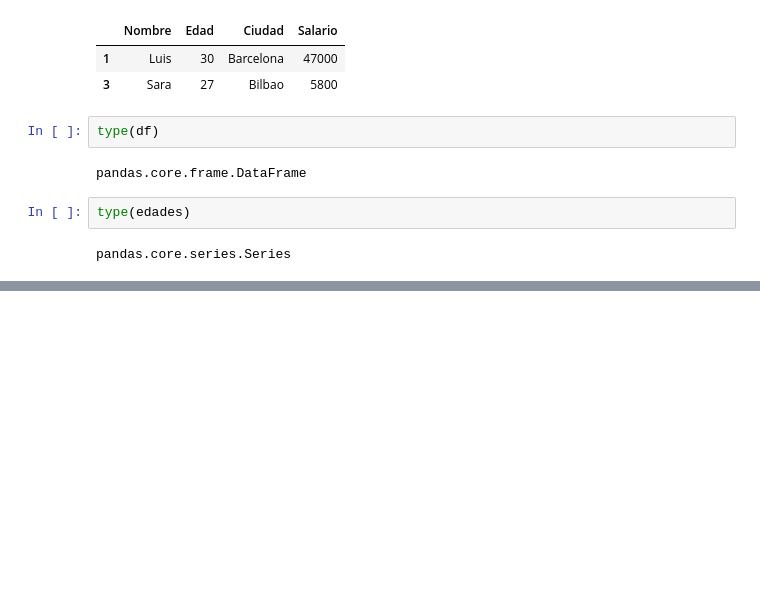
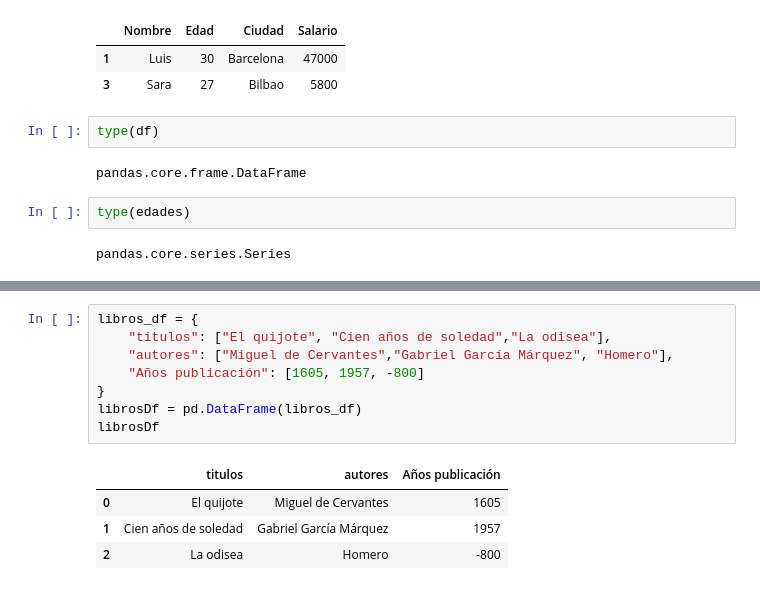
Before and after one commit to NightWingC/data-science, a Jupyter notebook: CodigoPython/Dia7/CuadernosparaPracticas/TrabajarconDataFrames.ipynb, the cells around one changed output, grey strips where cells are left out. Saved outputs shown, nothing was run; the diff lists cells and outputs as text; blank space fills up the shorter version.

```diff
--- a/CodigoPython/Dia7/CuadernosparaPracticas/TrabajarconDataFrames.ipynb
+++ b/CodigoPython/Dia7/CuadernosparaPracticas/TrabajarconDataFrames.ipynb
@@ -85,0 +86,13 @@ pandas.core.frame.DataFrame
+# %%
+libros_df = {
+    "titulos": ["El quijote", "Cien años de soledad","La odisea"],
+    "autores": ["Miguel de Cervantes","Gabriel García Márquez", "Homero"],
+    "Años publicación": [1605, 1957, -800]
+}
+librosDf = pd.DataFrame(libros_df)
+librosDf
+# %% [output]
+|  | titulos | autores | Años publicación |
+| 0 | El quijote | Miguel de Cervantes | 1605 |
+| 1 | Cien años de soledad | Gabriel García Márquez | 1957 |
+| 2 | La odisea | Homero | -800 |
```
Also changed, not shown: parts of 3 cells of this notebook.
